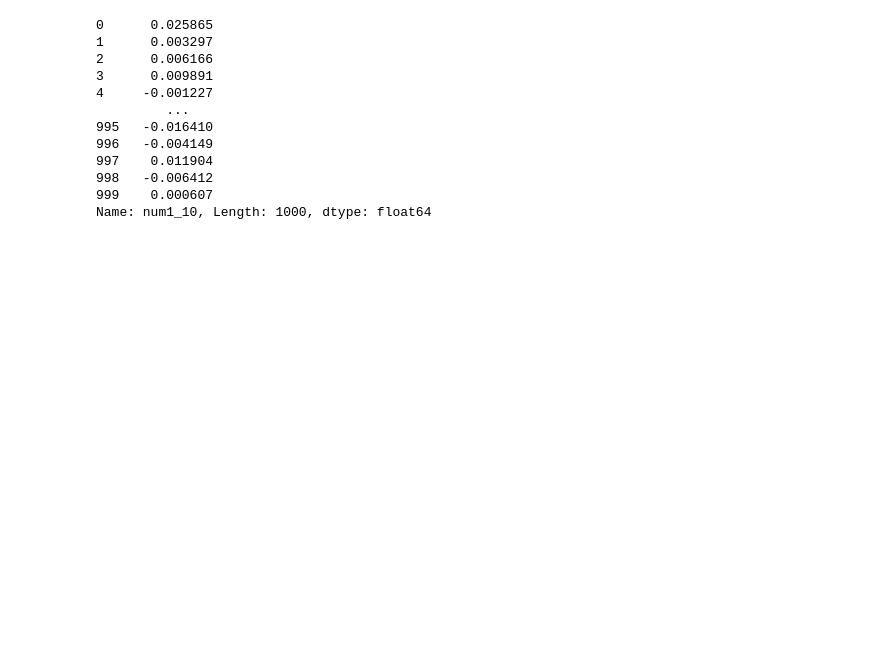
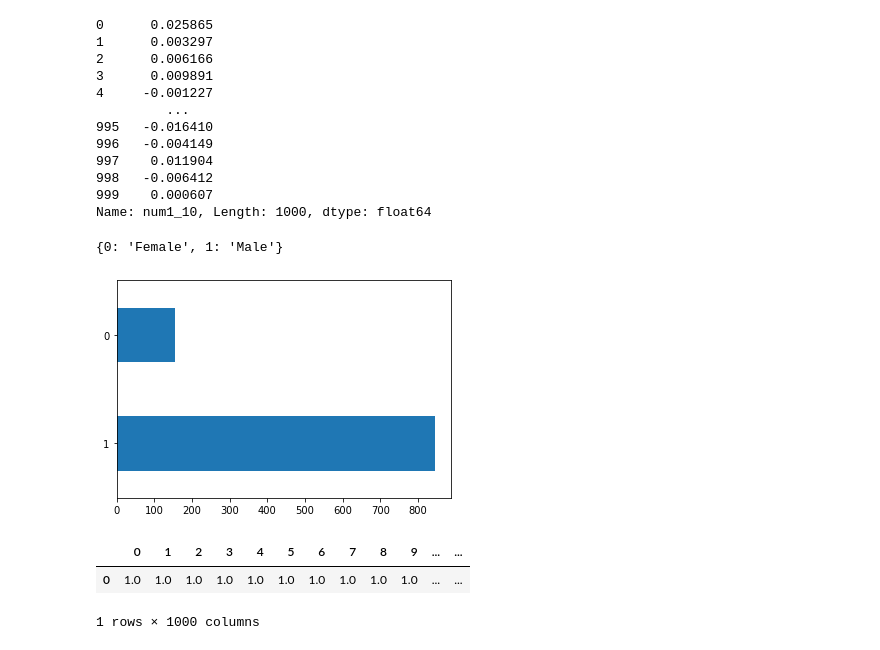
Before and after one commit to KillMoon/MSO, a Jupyter notebook: lab2/lab2.ipynb, the cells around one changed output. Saved outputs shown, nothing was run; the diff lists cells and outputs as text; code cells hidden in the pictures; blank space fills up the shorter version.

```diff
--- a/lab2/lab2.ipynb
+++ b/lab2/lab2.ipynb
@@ -114,5 +130,5 @@ from sklearn.impute import KNNImputer
 # %%
 gender_mode = data.cat1_gender.mode()
-data.cat1_gender.fillna(gender_mode[0])
+data.cat1_gender = data.cat1_gender.fillna(gender_mode[0])
 data.cat1_gender.isnull().any()
 # %% [output]
@@ -159,3 +199,21 @@ print(data.num1_10)
 998   -0.006412
 999    0.000607
 Name: num1_10, Length: 1000, dtype: float64
+# %%
+from sklearn.preprocessing import LabelEncoder, OneHotEncoder
+
+label_encoder = LabelEncoder()
+mapped_gender = pd.Series(label_encoder.fit_transform(data['cat1_gender']))
+mapped_gender.value_counts().plot.barh()
+print(dict(enumerate(label_encoder.classes_)))
+# %% [output]
+{0: 'Female', 1: 'Male'}
+[figure, added]
+# %%
+onehot_encoder = OneHotEncoder(sparse=False)
+encoded_cat5_customer_satisfaction = pd.DataFrame(onehot_encoder.fit_transform([data.cat5_customerSatisfaction.fillna('Good')]))
+encoded_cat5_customer_satisfaction
+# %% [output]
+|  | 0 | 1 | 2 | 3 | 4 | 5 | 6 | 7 | 8 | 9 | ... | ... |
+| 0 | 1.0 | 1.0 | 1.0 | 1.0 | 1.0 | 1.0 | 1.0 | 1.0 | 1.0 | 1.0 | ... | ... |
+1 rows × 1000 columns
```
Also changed, not shown: parts of 8 cells of this notebook.
